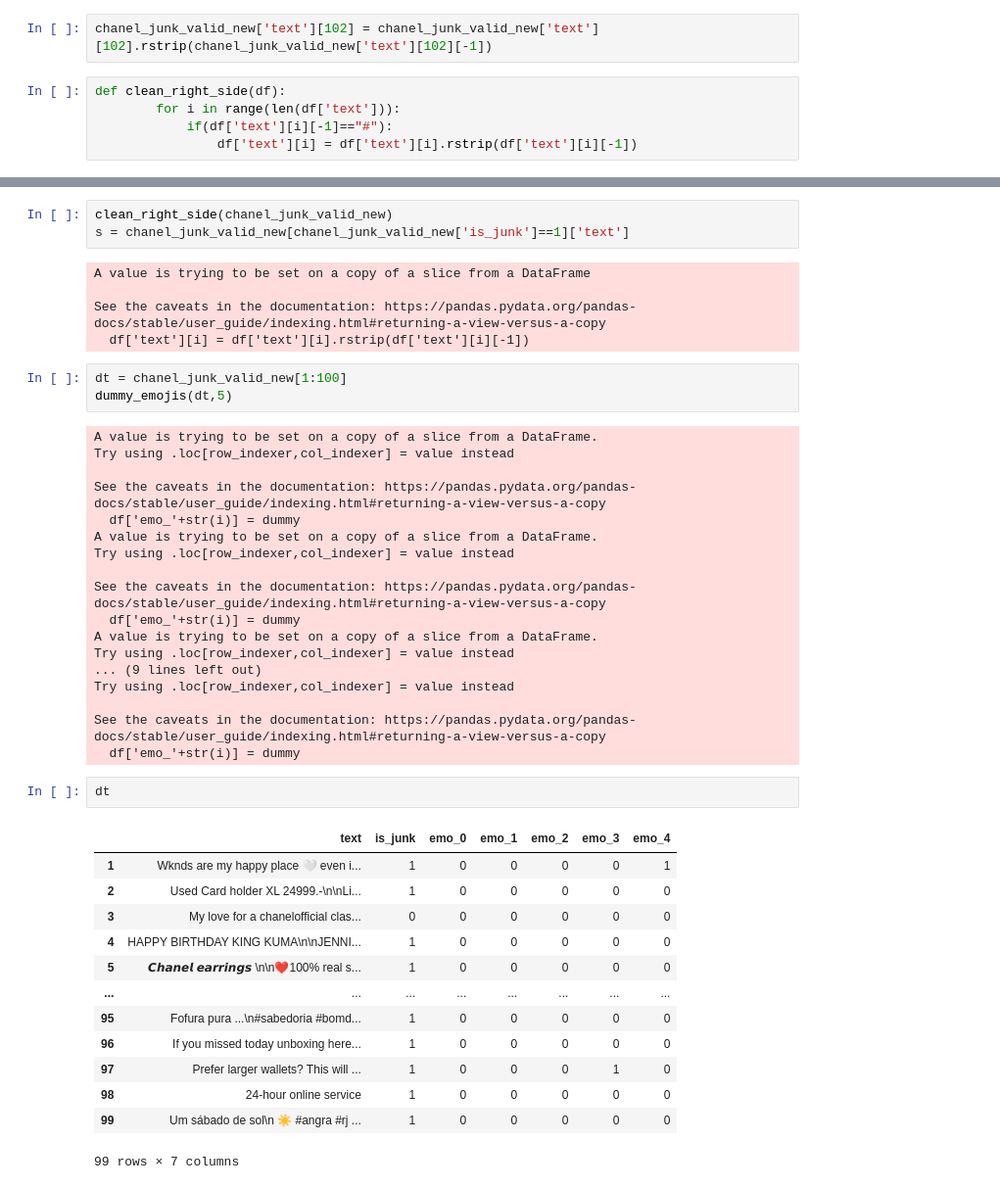
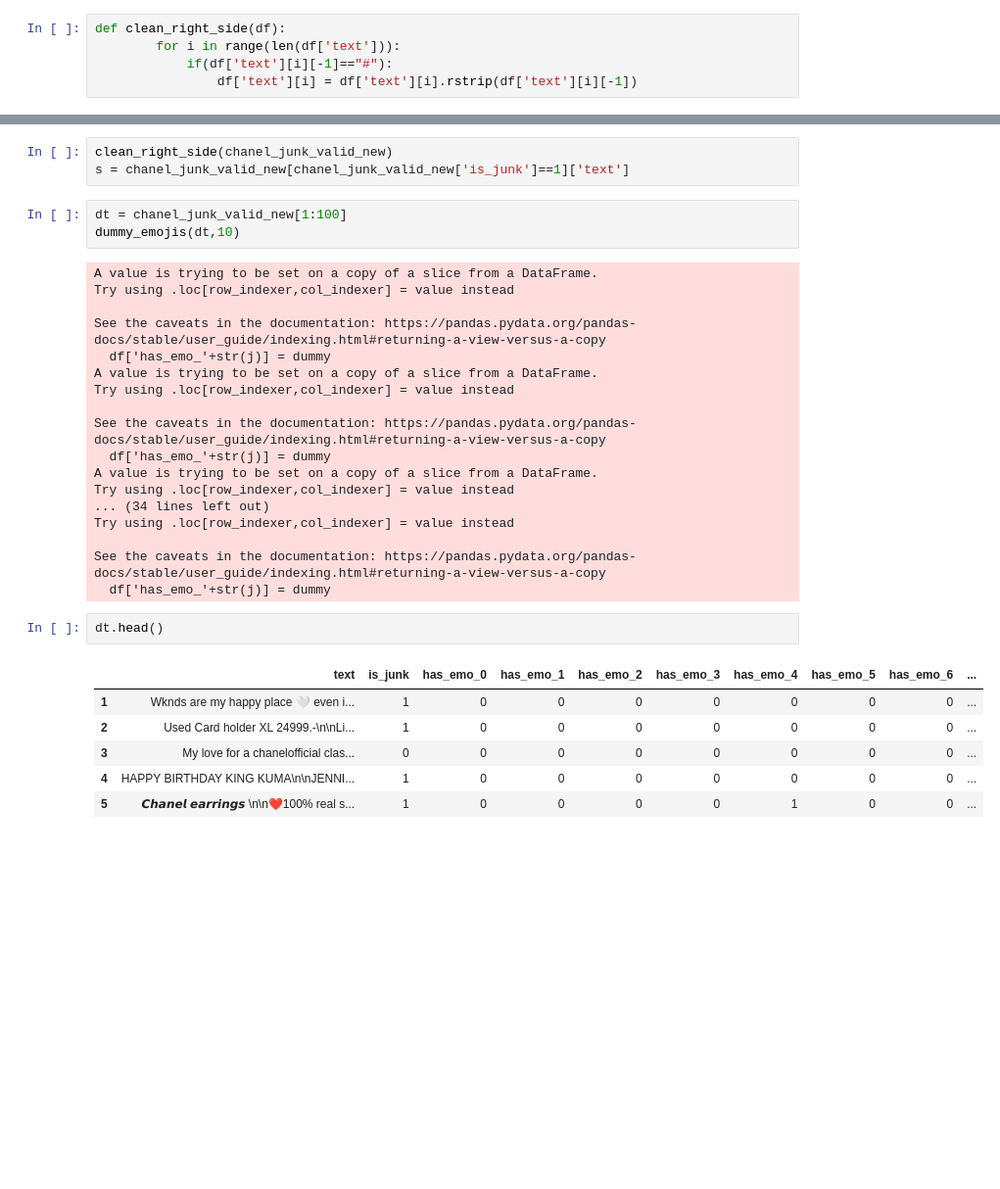
Before and after one commit to atekiouk/Sujet_2, a Jupyter notebook: Notebooks/Preproc_test.ipynb, the cells around one changed output, grey strips where cells are left out. Shown: that part at 98% size. Saved outputs shown, nothing was run; the diff lists cells and outputs as text; blank space fills up the shorter version.

```diff
--- a/Notebooks/Preproc_test.ipynb
+++ b/Notebooks/Preproc_test.ipynb
@@ -230,5 +226,3 @@ chanel_junk_valid_new['text'][102]
-# %%
-chanel_junk_valid_new['text'][102] = chanel_junk_valid_new['text'][102].rstrip(chanel_junk_valid_new['text'][102][-1])
 # %%
 def clean_right_side(df):
         for i in range(len(df['text'])):
@@ -282,46 +276,34 @@ def dummy_hashtags(df, top):
 # %%
 clean_right_side(chanel_junk_valid_new)
 s = chanel_junk_valid_new[chanel_junk_valid_new['is_junk']==1]['text']
-# %% [output]
-A value is trying to be set on a copy of a slice from a DataFrame
-
-See the caveats in the documentation: https://pandas.pydata.org/pandas-docs/stable/user_guide/indexing.html#returning-a-view-versus-a-copy
-  df['text'][i] = df['text'][i].rstrip(df['text'][i][-1])
 # %%
 dt = chanel_junk_valid_new[1:100]
-dummy_emojis(dt,5)
+dummy_emojis(dt,10)
 # %% [output]
 A value is trying to be set on a copy of a slice from a DataFrame.
 Try using .loc[row_indexer,col_indexer] = value instead
 
 See the caveats in the documentation: https://pandas.pydata.org/pandas-docs/stable/user_guide/indexing.html#returning-a-view-versus-a-copy
-  df['emo_'+str(i)] = dummy
+  df['has_emo_'+str(j)] = dummy
 A value is trying to be set on a copy of a slice from a DataFrame.
 Try using .loc[row_indexer,col_indexer] = value instead
 
 See the caveats in the documentation: https://pandas.pydata.org/pandas-docs/stable/user_guide/indexing.html#returning-a-view-versus-a-copy
-  df['emo_'+str(i)] = dummy
+  df['has_emo_'+str(j)] = dummy
 A value is trying to be set on a copy of a slice from a DataFrame.
 Try using .loc[row_indexer,col_indexer] = value instead
-... (9 lines left out)
+... (34 lines left out)
 Try using .loc[row_indexer,col_indexer] = value instead
 
 See the caveats in the documentation: https://pandas.pydata.org/pandas-docs/stable/user_guide/indexing.html#returning-a-view-versus-a-copy
-  df['emo_'+str(i)] = dummy
+  df['has_emo_'+str(j)] = dummy
 # %%
-dt
+dt.head()
 # %% [output]
-|  | text | is_junk | emo_0 | emo_1 | emo_2 | emo_3 | emo_4 |
-| 1 | Wknds are my happy place 🤍 even i... | 1 | 0 | 0 | 0 | 0 | 1 |
-| 2 | Used Card holder XL 24999.-\n\nLi... | 1 | 0 | 0 | 0 | 0 | 0 |
-| 3 | My love for a chanelofficial clas... | 0 | 0 | 0 | 0 | 0 | 0 |
-| 4 | HAPPY BIRTHDAY KING KUMA\n\nJENNI... | 1 | 0 | 0 | 0 | 0 | 0 |
-| 5 | 𝘾𝙝𝙖𝙣𝙚𝙡 𝙚𝙖𝙧𝙧𝙞𝙣𝙜𝙨 \n\n❤️100% real s... | 1 | 0 | 0 | 0 | 0 | 0 |
-| ... | ... | ... | ... | ... | ... | ... | ... |
-| 95 | Fofura pura ...\n#sabedoria #bomd... | 1 | 0 | 0 | 0 | 0 | 0 |
-| 96 | If you missed today unboxing here... | 1 | 0 | 0 | 0 | 0 | 0 |
-| 97 | Prefer larger wallets? This will ... | 1 | 0 | 0 | 0 | 1 | 0 |
-| 98 | 24-hour online service | 1 | 0 | 0 | 0 | 0 | 0 |
-| 99 | Um sábado de sol\n ☀️ #angra #rj ... | 1 | 0 | 0 | 0 | 0 | 0 |
+|  | text | is_junk | has_emo_0 | has_emo_1 | has_emo_2 | has_emo_3 | has_emo_4 | has_emo_5 | has_emo_6 | ... |
+| 1 | Wknds are my happy place 🤍 even i... | 1 | 0 | 0 | 0 | 0 | 0 | 0 | 0 | ... |
+| 2 | Used Card holder XL 24999.-\n\nLi... | 1 | 0 | 0 | 0 | 0 | 0 | 0 | 0 | ... |
+| 3 | My love for a chanelofficial clas... | 0 | 0 | 0 | 0 | 0 | 0 | 0 | 0 | ... |
+| 4 | HAPPY BIRTHDAY KING KUMA\n\nJENNI... | 1 | 0 | 0 | 0 | 0 | 0 | 0 | 0 | ... |
+| 5 | 𝘾𝙝𝙖𝙣𝙚𝙡 𝙚𝙖𝙧𝙧𝙞𝙣𝙜𝙨 \n\n❤️100% real s... | 1 | 0 | 0 | 0 | 0 | 1 | 0 | 0 | ... |
-99 rows × 7 columns
 # %%
```
Also changed, not shown: parts of 5 cells of this notebook.
